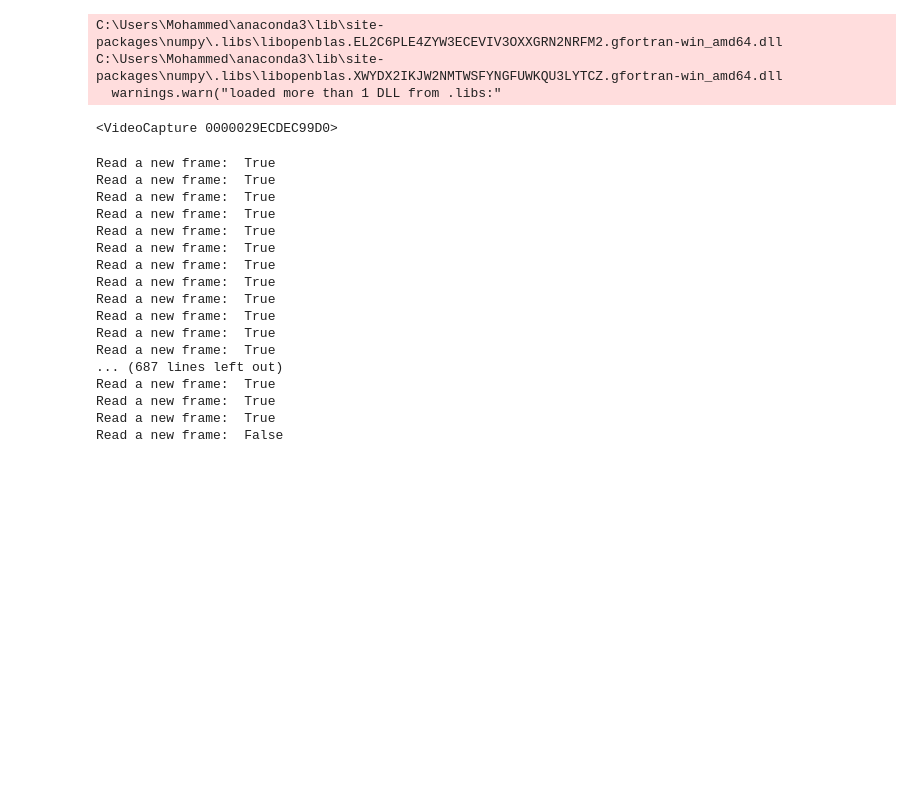
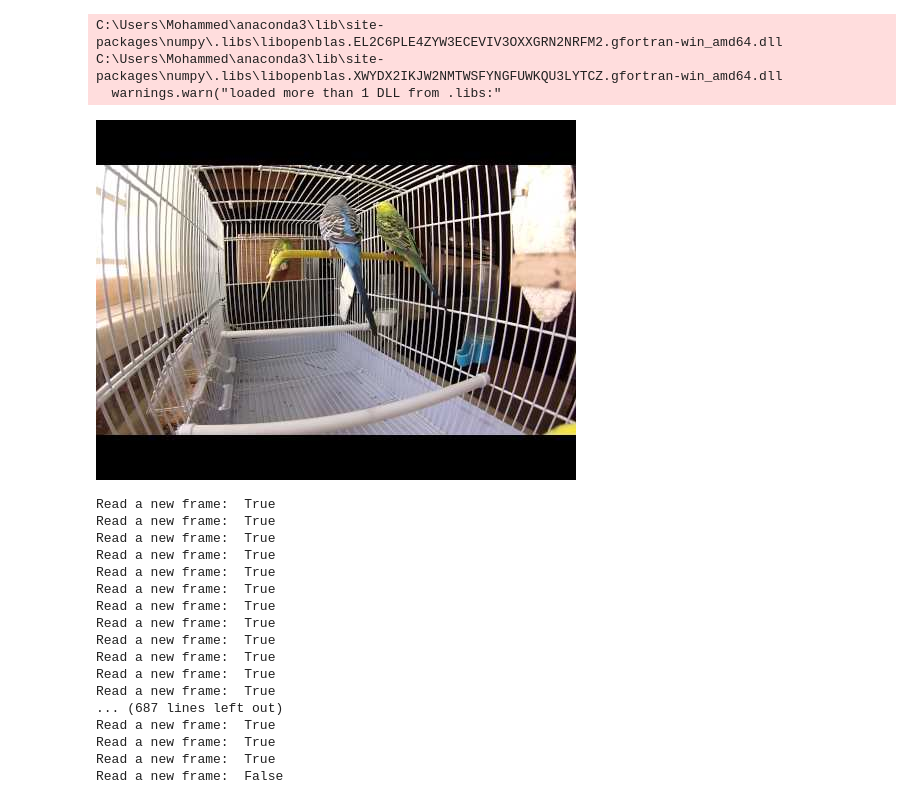
Before and after one commit to szazo/bird-tracking-bytetrack, a Jupyter notebook: Video_to_Frams.ipynb, the cells around one changed output. Saved outputs shown, nothing was run; the diff lists cells and outputs as text; code cells hidden in the pictures; blank space fills up the shorter version.

```diff
--- a/Video_to_Frams.ipynb
+++ b/Video_to_Frams.ipynb
@@ -20,4 +9,0 @@ except OSError:
-# %%
-vid
-# %% [output]
-<VideoCapture 0000029ECDEC99D0>
@@ -48,3 +10,11 @@ cv2.destroyAllWindows()
+# %%
+# create an instance of YouTubeVideo class with provided youtube video id.
+youtube_video = YouTubeVideo('bdmJs6mEEyY')
+
+# display youtube video
+display(youtube_video)
+# %% [output]
+[figure, added]
 # %%
 import cv2
 vidcap = cv2.VideoCapture('طيور البادجي من داخل القفص_Trim2_Trim.mp4')
```
Also changed, not shown: parts of 4 cells of this notebook.
